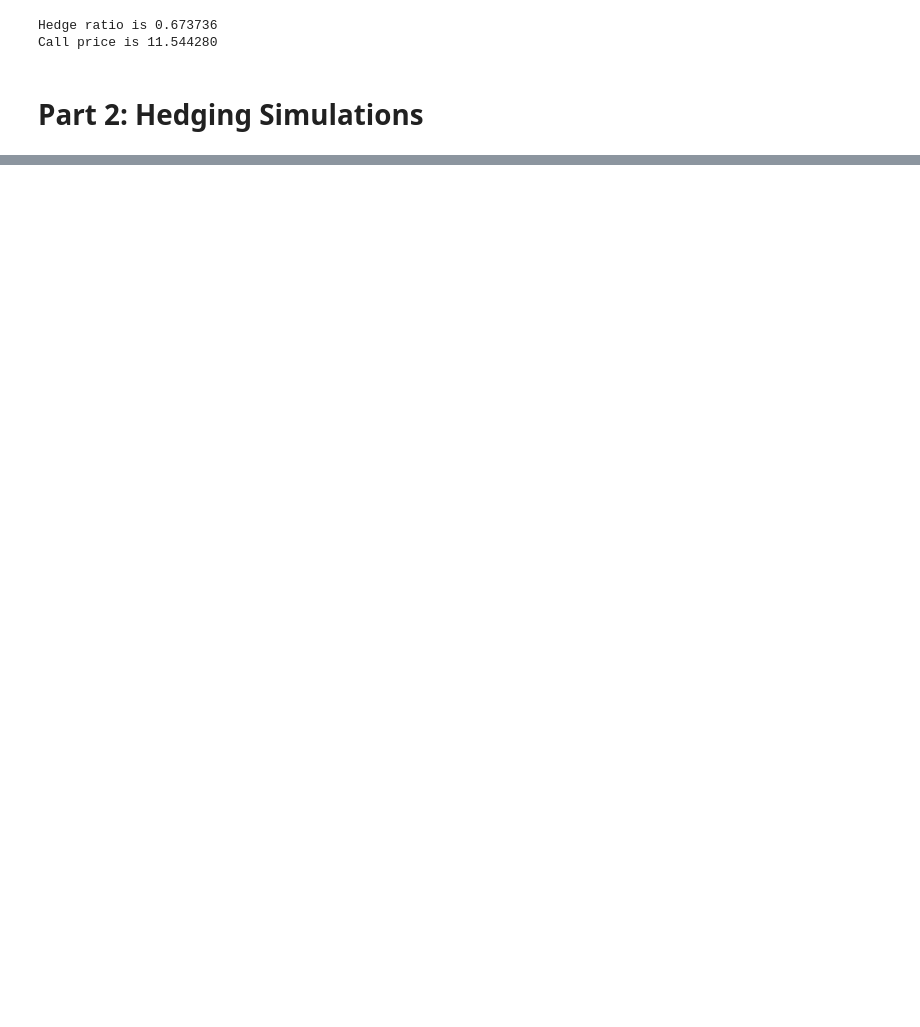
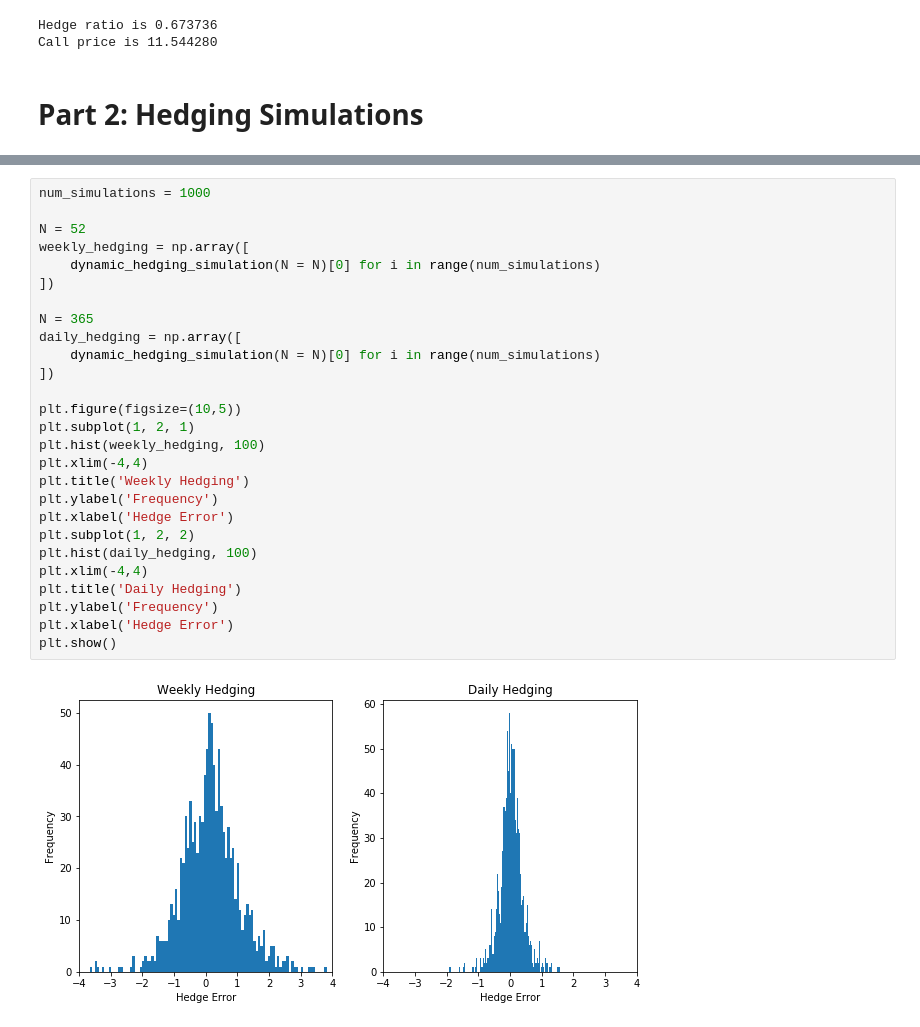
Before and after one commit to krishnakanthsasi/ComputationFin-nce-18, a Jupyter notebook: lab1/lab_assignment_1.ipynb, the cells around one changed output, grey strips where cells are left out. Cells and saved outputs as stored; diff of their text form; blank space fills up the shorter version.

```diff
--- a/lab1/lab_assignment_1.ipynb
+++ b/lab1/lab_assignment_1.ipynb
@@ -310,0 +269,29 @@ Mean profit: 0.025995
+# %%
+num_simulations = 1000
+
+N = 52
+weekly_hedging = np.array([
+    dynamic_hedging_simulation(N = N)[0] for i in range(num_simulations)
+])
+
+N = 365
+daily_hedging = np.array([
+    dynamic_hedging_simulation(N = N)[0] for i in range(num_simulations)
+])
+
+plt.figure(figsize=(10,5))
+plt.subplot(1, 2, 1)
+plt.hist(weekly_hedging, 100)
+plt.xlim(-4,4)
+plt.title('Weekly Hedging')
+plt.ylabel('Frequency')
+plt.xlabel('Hedge Error')
+plt.subplot(1, 2, 2)
+plt.hist(daily_hedging, 100)
+plt.xlim(-4,4)
+plt.title('Daily Hedging')
+plt.ylabel('Frequency')
+plt.xlabel('Hedge Error')
+plt.show()
+# %% [output]
+[figure, added]
```
Also changed, not shown: parts of 9 cells of this notebook.
